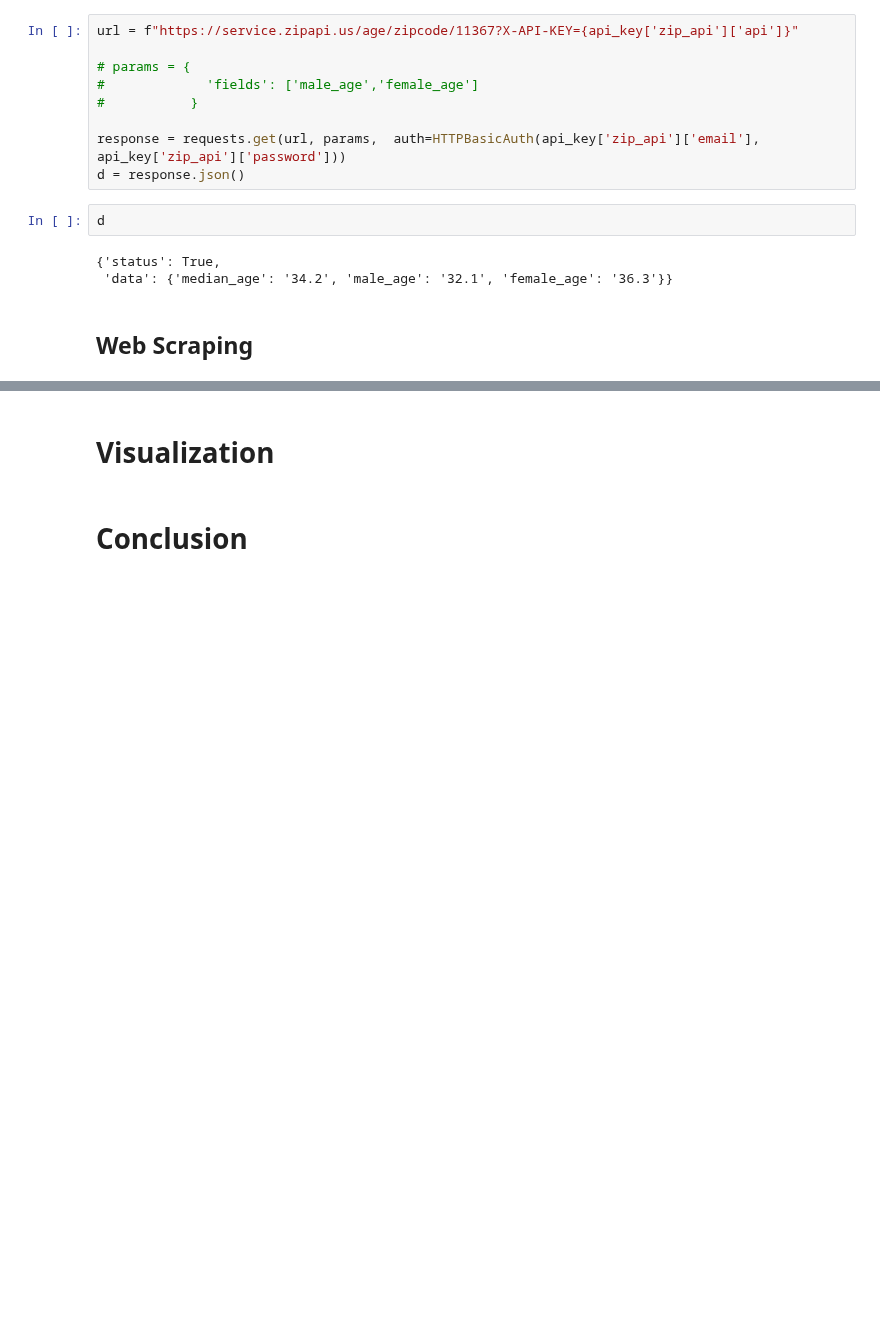
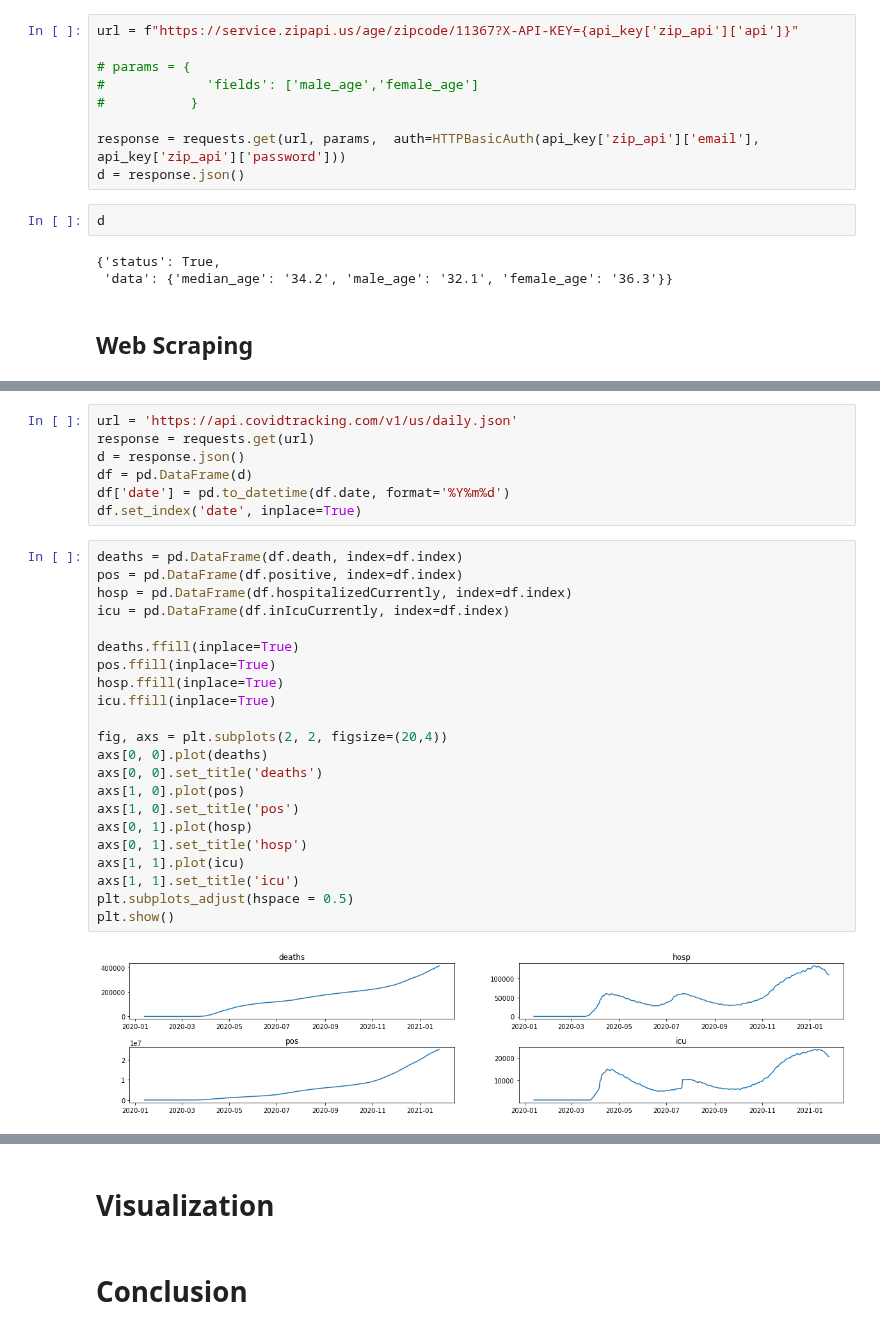
Before and after one commit to ghcn345/Coronavirus-Prediction, a Jupyter notebook: project_coronavirus.ipynb, the cells around one changed output, grey strips where cells are left out. Saved outputs shown, nothing was run; the diff lists cells and outputs as text; blank space fills up the shorter version.

```diff
--- a/project_coronavirus.ipynb
+++ b/project_coronavirus.ipynb
@@ -333,0 +273,31 @@ d
+# %%
+url = 'https://api.covidtracking.com/v1/us/daily.json'
+response = requests.get(url)
+d = response.json()
+df = pd.DataFrame(d)
+df['date'] = pd.to_datetime(df.date, format='%Y%m%d')
+df.set_index('date', inplace=True)
+# %%
+deaths = pd.DataFrame(df.death, index=df.index)
+pos = pd.DataFrame(df.positive, index=df.index)
+hosp = pd.DataFrame(df.hospitalizedCurrently, index=df.index)
+icu = pd.DataFrame(df.inIcuCurrently, index=df.index)
+
+deaths.ffill(inplace=True)
+pos.ffill(inplace=True)
+hosp.ffill(inplace=True)
+icu.ffill(inplace=True)
+
+fig, axs = plt.subplots(2, 2, figsize=(20,4))
+axs[0, 0].plot(deaths)
+axs[0, 0].set_title('deaths')
+axs[1, 0].plot(pos)
+axs[1, 0].set_title('pos')
+axs[0, 1].plot(hosp)
+axs[0, 1].set_title('hosp')
+axs[1, 1].plot(icu)
+axs[1, 1].set_title('icu')
+plt.subplots_adjust(hspace = 0.5)
+plt.show()
+# %% [output]
+[figure, added]
```
Also changed, not shown: parts of 44 cells of this notebook, 1 other file.
